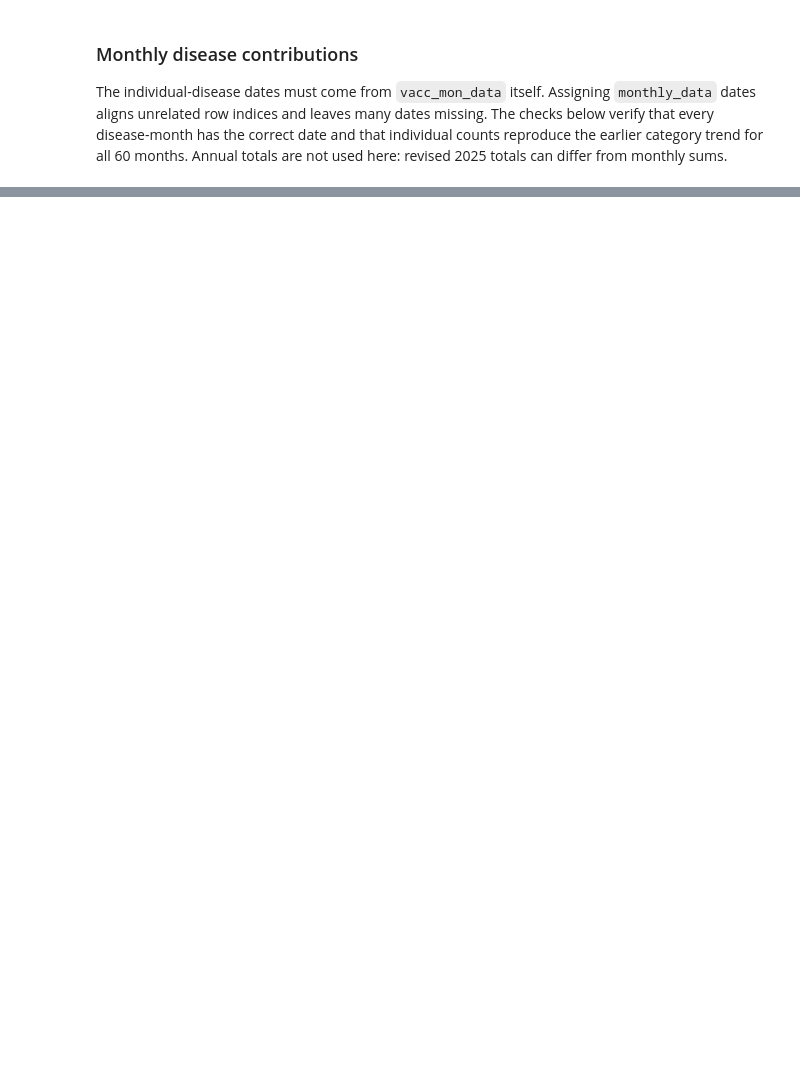
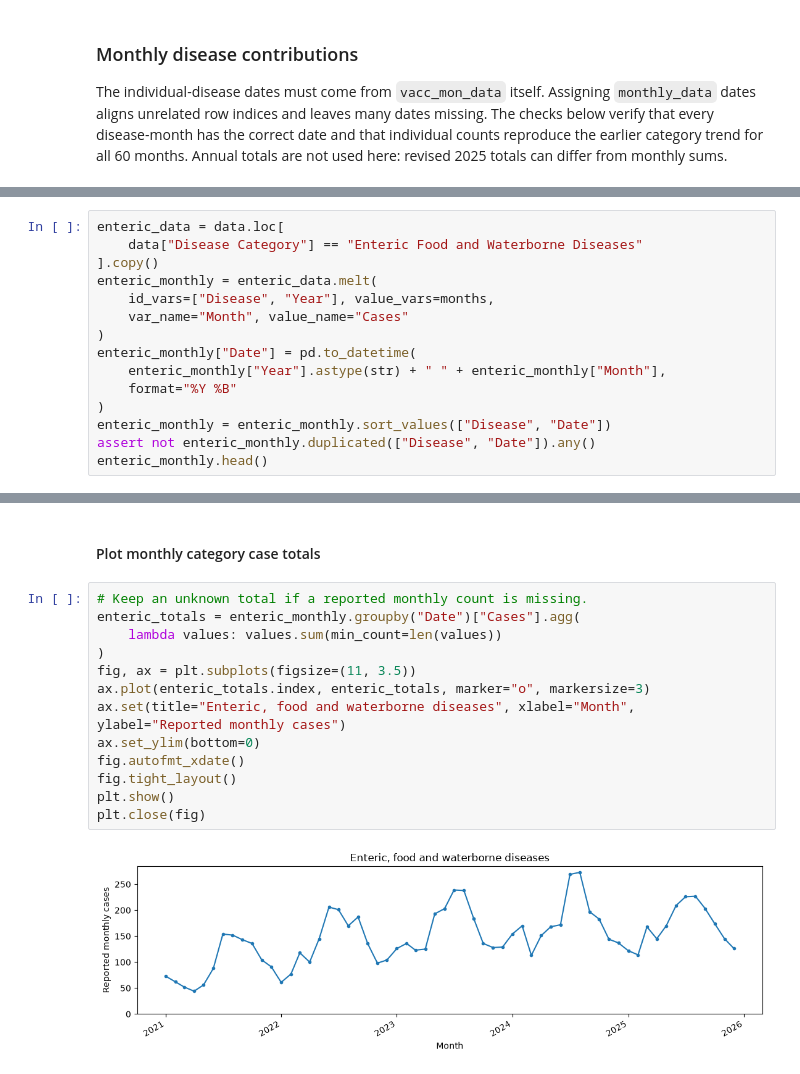
Before and after one commit to CampbelSoup/Donaldson, a Jupyter notebook: scripts/03-eda.ipynb, the cells around one changed output, grey strips where cells are left out. Cells and saved outputs as stored; diff of their text form; blank space fills up the shorter version.

```diff
--- a/scripts/03-eda.ipynb
+++ b/scripts/03-eda.ipynb
@@ -167,0 +308,15 @@ plt.close(fig)
+# %%
+enteric_data = data.loc[
+    data["Disease Category"] == "Enteric Food and Waterborne Diseases"
+].copy()
+enteric_monthly = enteric_data.melt(
+    id_vars=["Disease", "Year"], value_vars=months,
+    var_name="Month", value_name="Cases"
+)
+enteric_monthly["Date"] = pd.to_datetime(
+    enteric_monthly["Year"].astype(str) + " " + enteric_monthly["Month"],
+    format="%Y %B"
+)
+enteric_monthly = enteric_monthly.sort_values(["Disease", "Date"])
+assert not enteric_monthly.duplicated(["Disease", "Date"]).any()
+enteric_monthly.head()
@@ -167,0 +330,17 @@ plt.close(fig)
+# %% [markdown]
+#### Plot monthly category case totals
+# %%
+# Keep an unknown total if a reported monthly count is missing.
+enteric_totals = enteric_monthly.groupby("Date")["Cases"].agg(
+    lambda values: values.sum(min_count=len(values))
+)
+fig, ax = plt.subplots(figsize=(11, 3.5))
+ax.plot(enteric_totals.index, enteric_totals, marker="o", markersize=3)
+ax.set(title="Enteric, food and waterborne diseases", xlabel="Month", ylabel="Reported monthly cases")
+ax.set_ylim(bottom=0)
+fig.autofmt_xdate()
+fig.tight_layout()
+plt.show()
+plt.close(fig)
+# %% [output]
+[figure, added]
```
Also changed, not shown: parts of 45 cells of this notebook.
